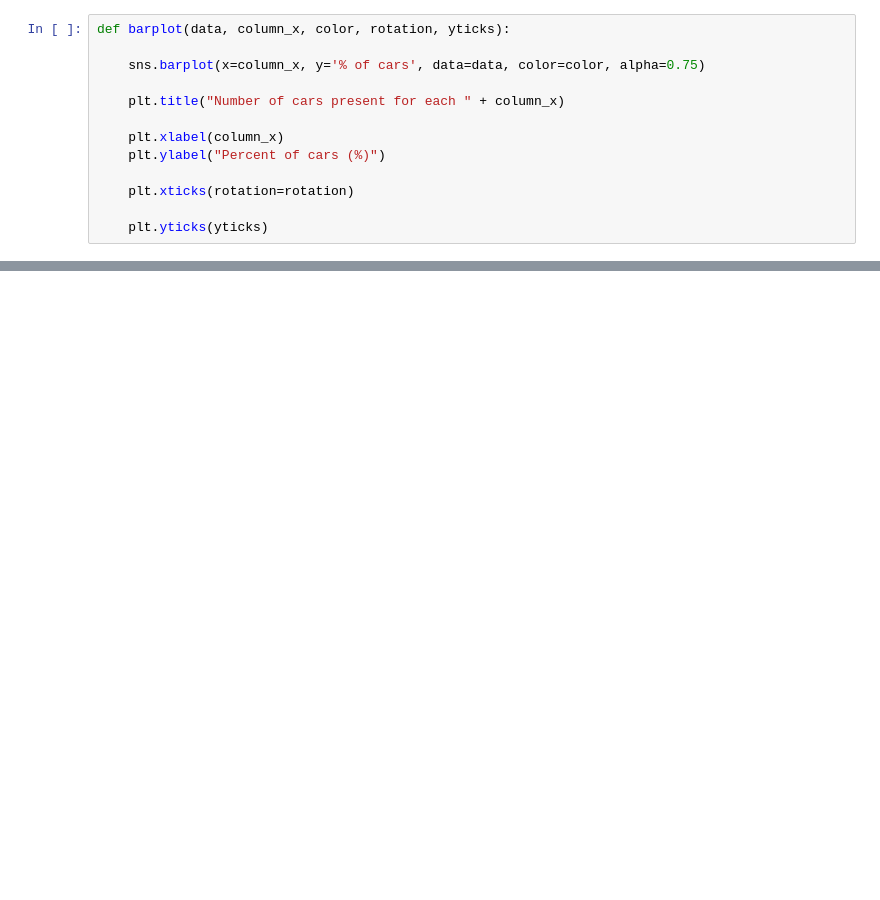
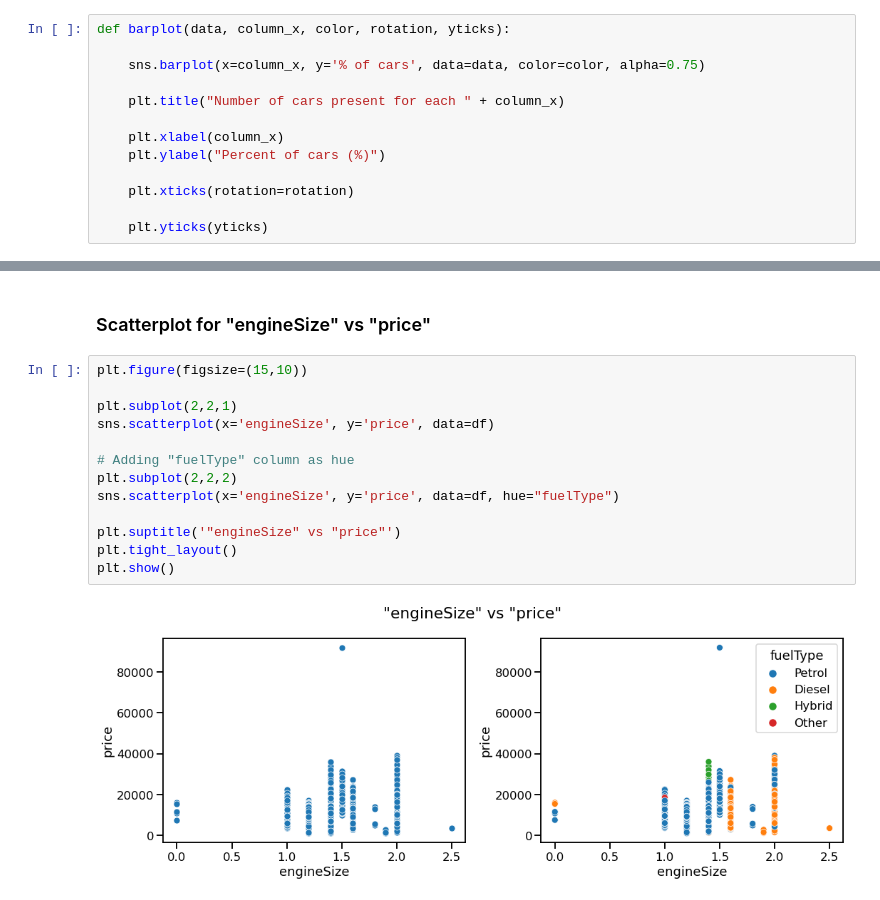
Before and after one commit to fawziah-1806/skoda_used_car-_analysis, a Jupyter notebook: skoda_used_car_EDA.ipynb, the cells around one changed output, grey strips where cells are left out. Saved outputs shown, nothing was run; the diff lists cells and outputs as text; blank space fills up the shorter version.

```diff
--- a/skoda_used_car_EDA.ipynb
+++ b/skoda_used_car_EDA.ipynb
@@ -145,0 +221,17 @@ plt.show()
+# %% [markdown]
+### Scatterplot for "engineSize" vs "price"
+# %%
+plt.figure(figsize=(15,10))
+
+plt.subplot(2,2,1)
+sns.scatterplot(x='engineSize', y='price', data=df)
+
+# Adding "fuelType" column as hue
+plt.subplot(2,2,2)
+sns.scatterplot(x='engineSize', y='price', data=df, hue="fuelType")
+
+plt.suptitle('"engineSize" vs "price"')
+plt.tight_layout()
+plt.show()
+# %% [output]
+[figure, added]
```
Also changed, not shown: parts of 40 cells of this notebook.
